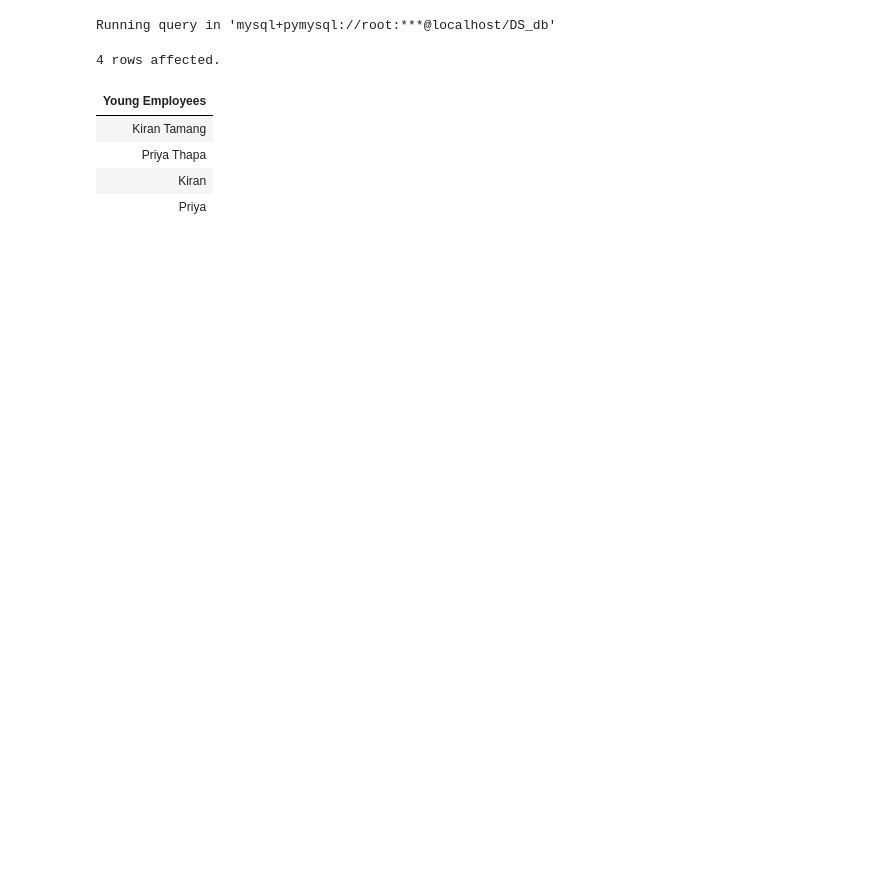
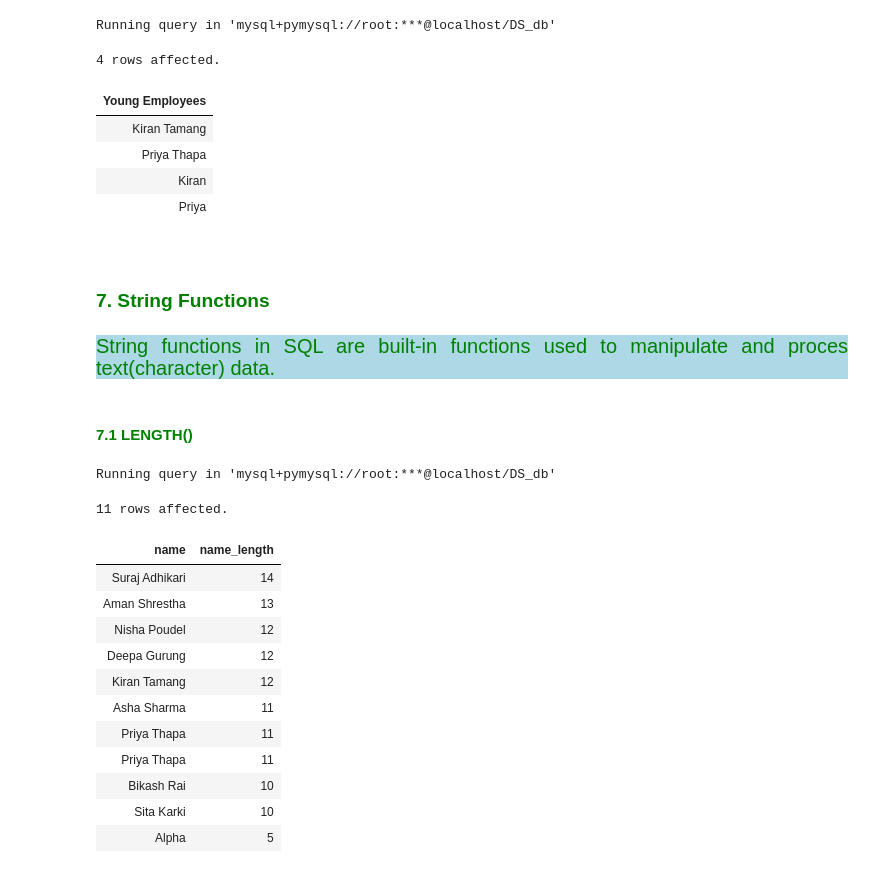
Before and after one commit to Kartika-Nidhi/SQLNotes, a Jupyter notebook: SQLNotes.ipynb, the cells around one changed output. Saved outputs shown, nothing was run; the diff lists cells and outputs as text; code cells hidden in the pictures; blank space fills up the shorter version.

Commit message:
STRING functions completed

```diff
--- a/SQLNotes.ipynb
+++ b/SQLNotes.ipynb
@@ -896,3 +921,32 @@ Running query in 'mysql+pymysql://root:***@localhost/DS_db'
 | Priya Thapa |
 | Kiran |
 | Priya |
+# %% [markdown]
+<div>
+# %% [markdown]
+<h3 style  = "color:green">7. String Functions
+# %% [markdown]
+<div style = "background-color:lightblue; color:green; font-size:20px; text-align:justify">String functions in SQL are built-in functions used to manipulate and proces text(character) data.
+# %% [markdown]
+<h4 style = "color:green">7.1 LENGTH()
+# %%
+%%sql
+
+SELECT name, LENGTH(name) AS 'name_length'
+FROM employees
+ORDER BY name_length DESC;
+# %% [output]
+Running query in 'mysql+pymysql://root:***@localhost/DS_db'
+11 rows affected.
+| name | name_length |
+| Suraj Adhikari | 14 |
+| Aman Shrestha | 13 |
+| Nisha Poudel | 12 |
+| Deepa Gurung | 12 |
+| Kiran Tamang | 12 |
+| Asha Sharma | 11 |
+| Priya Thapa | 11 |
+| Priya Thapa | 11 |
+| Bikash Rai | 10 |
+| Sita Karki | 10 |
+| Alpha | 5 |
```
Also changed, not shown: parts of 42 cells of this notebook.
